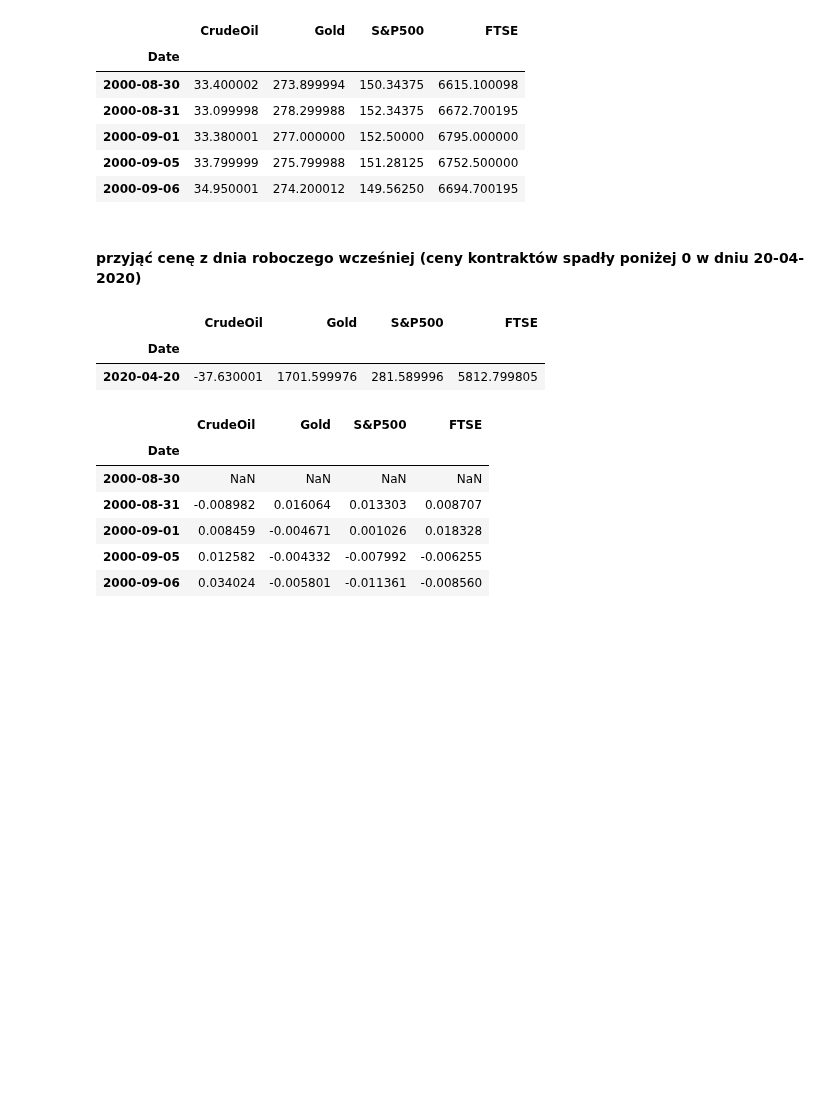
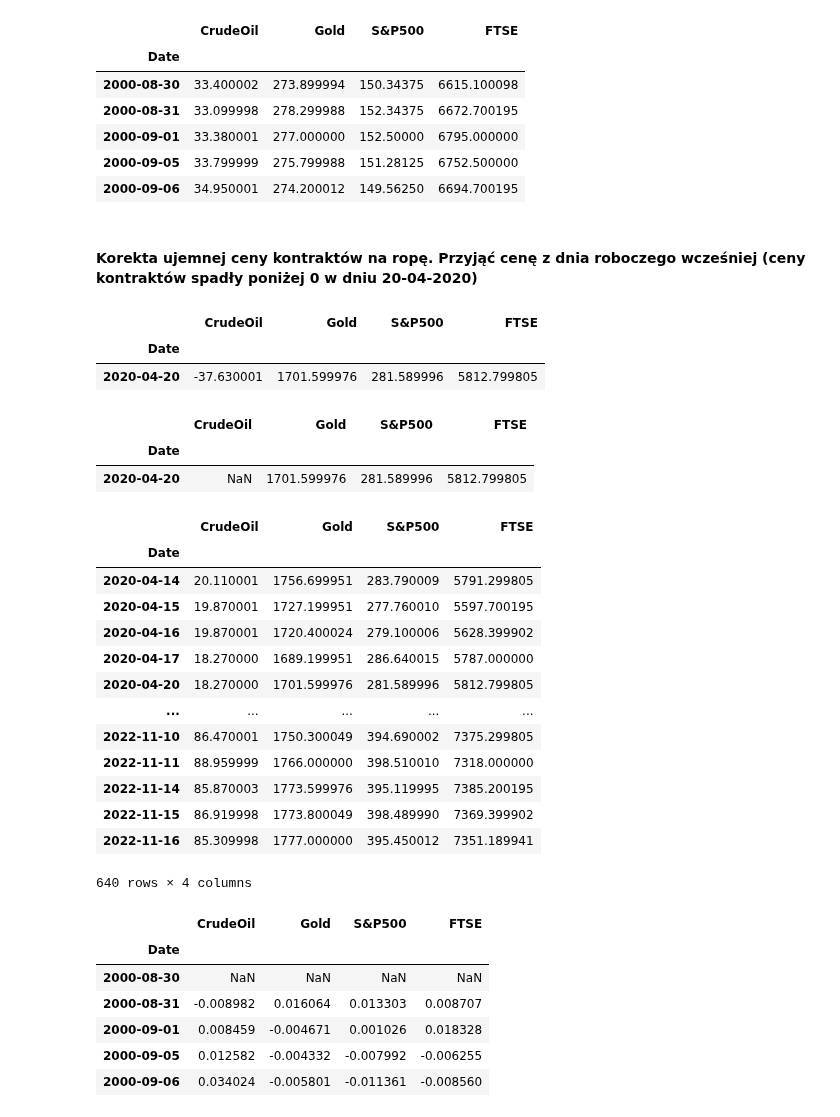
Before and after one commit to maxbranting/gold-forecast, a Jupyter notebook: data.ipynb, the cells around one changed output. Saved outputs shown, nothing was run; the diff lists cells and outputs as text; code cells hidden in the pictures; blank space fills up the shorter version.

```diff
--- a/data.ipynb
+++ b/data.ipynb
@@ -32,13 +32,38 @@ df.head()
 | 2000-09-05 | 33.799999 | 275.799988 | 151.28125 | 6752.500000 |
 | 2000-09-06 | 34.950001 | 274.200012 | 149.56250 | 6694.700195 |
 # %% [markdown]
-#### przyjąć cenę z dnia roboczego wcześniej (ceny kontraktów spadły poniżej 0 w dniu 20-04-2020)
+#### Korekta ujemnej ceny kontraktów na ropę. Przyjąć cenę z dnia roboczego wcześniej (ceny kontraktów spadły poniżej 0 w dniu 20-04-2020)
-# %%
-df[df.CrudeOil<0]
-# %% [output]
-|  | CrudeOil | Gold | S&P500 | FTSE |
-| Date |  |  |  |  |
-| 2020-04-20 | -37.630001 | 1701.599976 | 281.589996 | 5812.799805 |
+# %%
+display(df[df.CrudeOil<0])
+
+df['CrudeOil'] = df.CrudeOil.apply(lambda x : x if x >= 0 else np.NaN)
+
+display(df[df.index == '2020-04-20'])
+
+df.interpolate(method='pad', inplace=True)
+
+display(df[df.index > '2020-04-10'])
+# %% [output]
+|  | CrudeOil | Gold | S&P500 | FTSE |
+| Date |  |  |  |  |
+| 2020-04-20 | -37.630001 | 1701.599976 | 281.589996 | 5812.799805 |
+|  | CrudeOil | Gold | S&P500 | FTSE |
+| Date |  |  |  |  |
+| 2020-04-20 | NaN | 1701.599976 | 281.589996 | 5812.799805 |
+|  | CrudeOil | Gold | S&P500 | FTSE |
+| Date |  |  |  |  |
+| 2020-04-14 | 20.110001 | 1756.699951 | 283.790009 | 5791.299805 |
+| 2020-04-15 | 19.870001 | 1727.199951 | 277.760010 | 5597.700195 |
+| 2020-04-16 | 19.870001 | 1720.400024 | 279.100006 | 5628.399902 |
+| 2020-04-17 | 18.270000 | 1689.199951 | 286.640015 | 5787.000000 |
+| 2020-04-20 | 18.270000 | 1701.599976 | 281.589996 | 5812.799805 |
+| ... | ... | ... | ... | ... |
+| 2022-11-10 | 86.470001 | 1750.300049 | 394.690002 | 7375.299805 |
+| 2022-11-11 | 88.959999 | 1766.000000 | 398.510010 | 7318.000000 |
+| 2022-11-14 | 85.870003 | 1773.599976 | 395.119995 | 7385.200195 |
+| 2022-11-15 | 86.919998 | 1773.800049 | 398.489990 | 7369.399902 |
+| 2022-11-16 | 85.309998 | 1777.000000 | 395.450012 | 7351.189941 |
+640 rows × 4 columns
 # %%
 dfpc = df.copy()
 dfpc = dfpc.pct_change()
```
Also changed, not shown: parts of 6 cells of this notebook, 3 other files.
